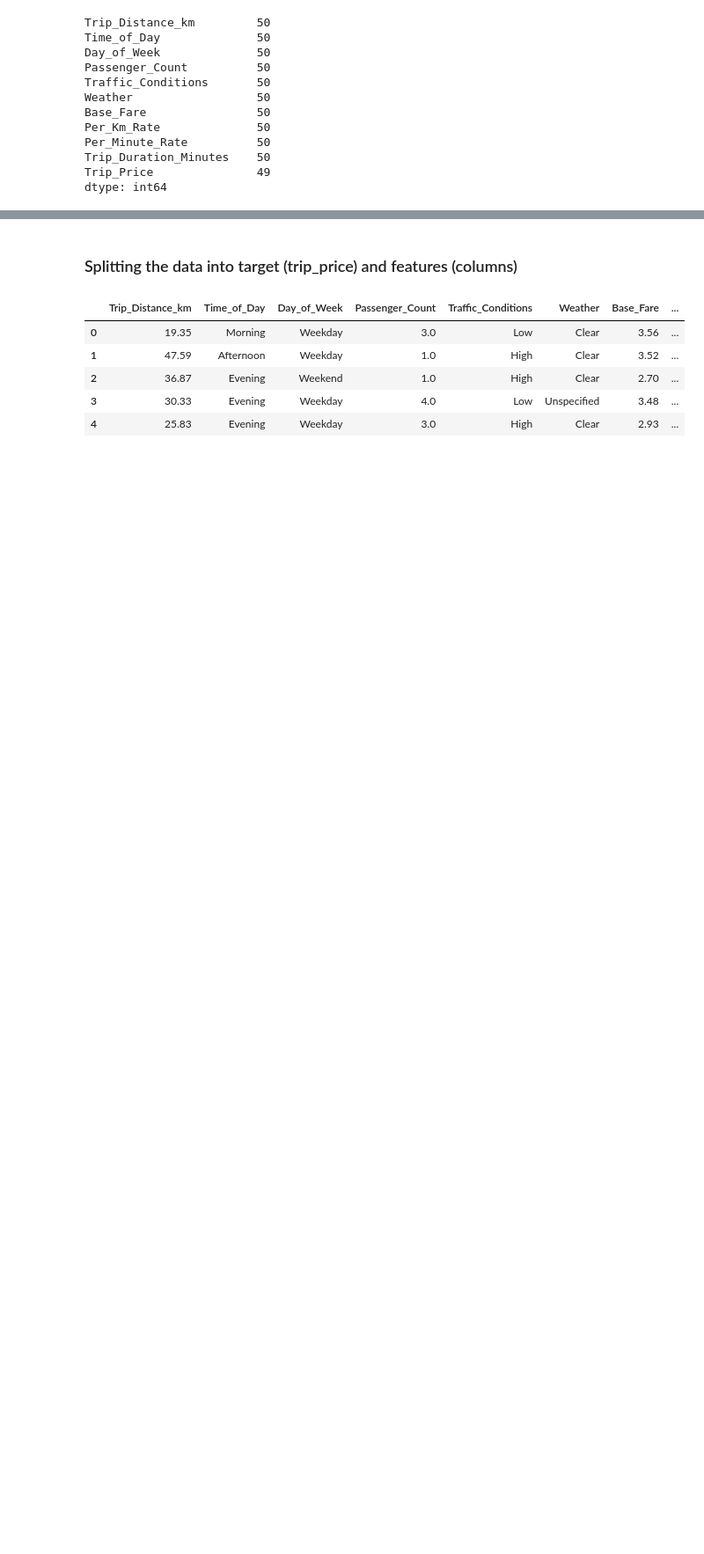
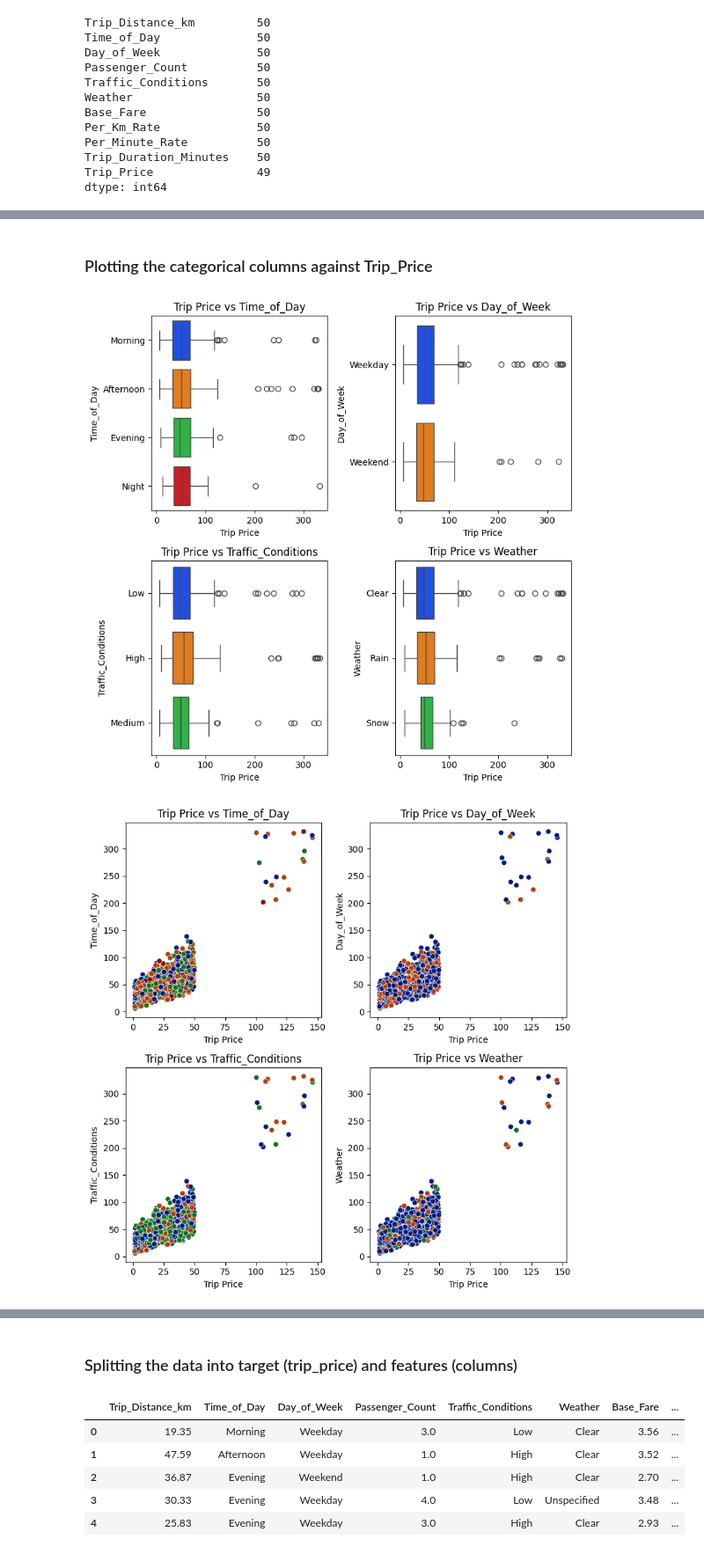
Before and after one commit to StefanLundberg77/taxi-prediction-fullstack-stefan-lundberg-opa24, a Jupyter notebook: explorations/eda.ipynb, the cells around one changed output, grey strips where cells are left out. Shown: that part at 88% size. Drawn from its saved outputs; the diff is of its cells as text; code cells hidden in the pictures; blank space fills up the shorter version.

```diff
--- a/explorations/eda.ipynb
+++ b/explorations/eda.ipynb
@@ -180,0 +116,4 @@ plt.show()
+# %%
+for col in categorical_columns:
+    print(f"{col} has {df[col].nunique()} unique values: {df[col].unique()}")
+# https://www.kaggle.com/code/aymendn/data-science-mini-project#2)-Clean-your-data
@@ -180,0 +125,45 @@ plt.show()
+# %% [markdown]
+### Plotting the categorical columns against Trip_Price
+# %%
+plt.figure(figsize=(8, 8))
+
+for i, col in enumerate(categorical_columns, 1):
+    plt.subplot(2, 2, i)
+    sns.boxplot(
+        hue=col,
+        data=df,
+        x="Trip_Price",
+        y=col,
+        orient="h",
+        palette="bright",
+        legend=False
+    )
+    plt.title(f"Trip Price vs {col}")
+    plt.xlabel("Trip Price")
+    plt.ylabel(col)
+
+plt.tight_layout()
+plt.show()
+
+plt.figure(figsize=(8, 8))
+
+for i, col in enumerate(categorical_columns, 1):
+    plt.subplot(2, 2, i)
+    sns.scatterplot(
+        hue=col,
+        data=df,
+        x="Trip_Distance_km",
+        y="Trip_Price",
+        #orient="h",
+        palette="dark",
+        legend=False
+    )
+    plt.title(f"Trip Price vs {col}")
+    plt.xlabel("Trip Price")
+    plt.ylabel(col)
+
+plt.tight_layout()
+plt.show()
+# %% [output]
+[figure, added]
+[figure, added]
```
Also changed, not shown: parts of 28 cells of this notebook.
